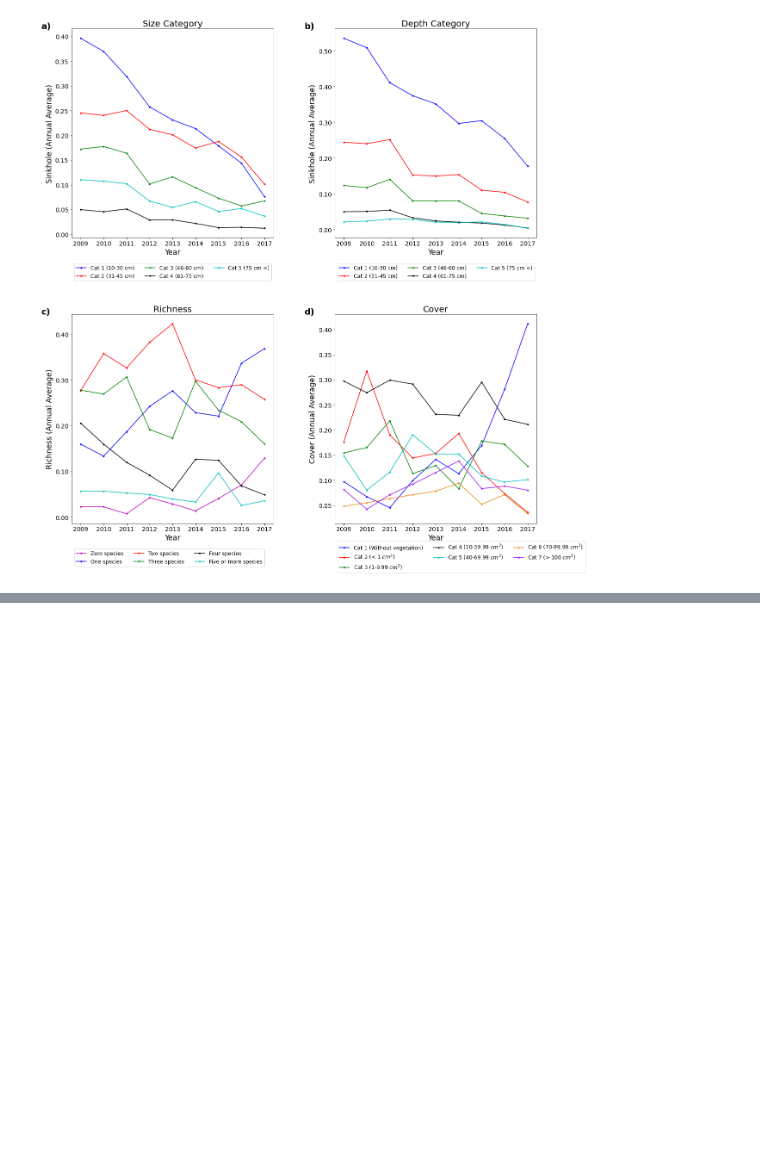
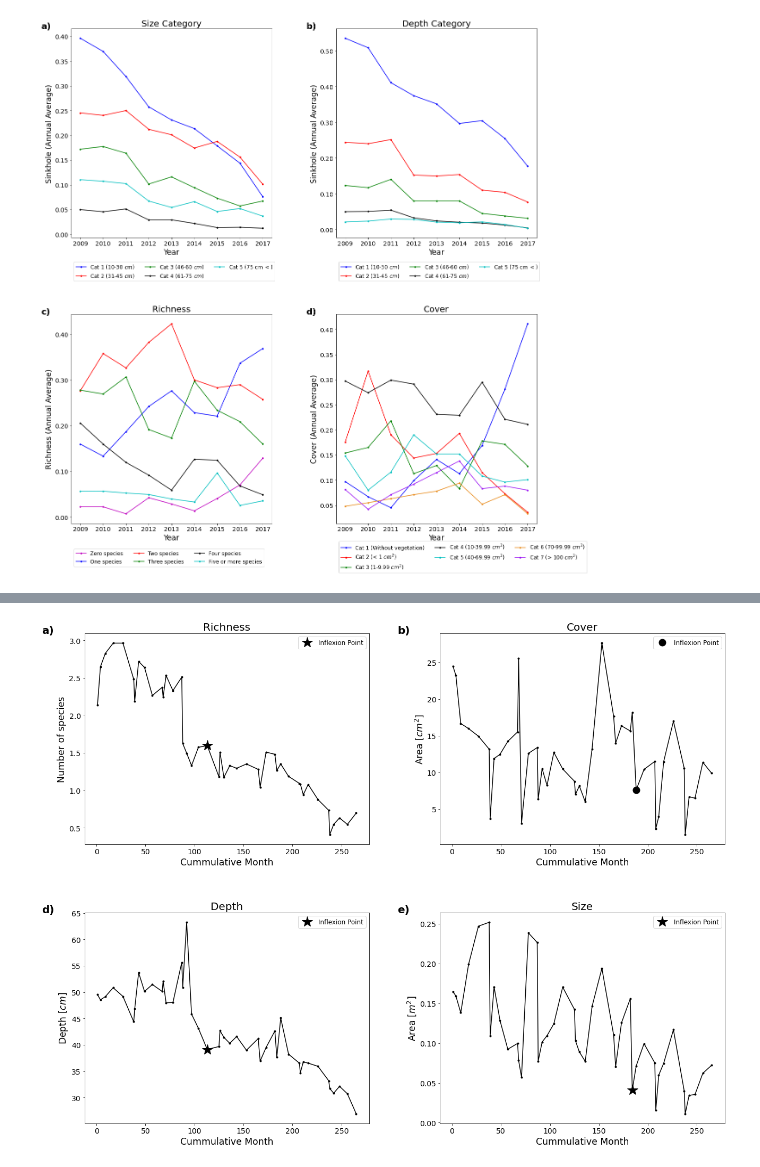
Before and after one commit to luisagranados/sinkholes, a Jupyter notebook: sinkholes_plots.ipynb, the cells around one changed output, grey strips where cells are left out. Drawn from its saved outputs; the diff is of its cells as text; code cells hidden in the pictures; blank space fills up the shorter version.

Commit message:
change plots

```diff
--- a/sinkholes_plots.ipynb
+++ b/sinkholes_plots.ipynb
@@ -318,11 +339,10 @@ df_trend_elip.columns
 plt.rcParams['figure.figsize'] = [18, 14]
 
 
-ax1 = plt.subplot2grid((2,6), (0,0), colspan=2)
-ax2 = plt.subplot2grid((2,6), (0,2), colspan=2)
-ax3 = plt.subplot2grid((2,6), (0,4), colspan=2)
-ax4 = plt.subplot2grid((2,6), (1,1), colspan=2)
-ax5 = plt.subplot2grid((2,6), (1,3), colspan=2)
+ax1 = plt.subplot2grid((2,2), (0,0))
+ax2 = plt.subplot2grid((2,2), (0,1))
+ax3 = plt.subplot2grid((2,2), (1,0))
+ax4 = plt.subplot2grid((2,2), (1,1))
 
 ax1.plot(df['Cummulative Month'], df["Richness"], color='k', marker='.')
 ax1.plot(df.iloc[19]['Cummulative Month'],df.iloc[19]["Richness"], 'k*', markersize=20, linewidth=3, label="Inflexion Point")
@@ -342,57 +362,55 @@ ax2.plot(df.iloc[31]['Cummulative Month'],df.iloc[31]["Coverage"], 'ko', markers
 
 ax2.text(-0.15, 1, "b)", fontweight="bold", transform=ax2.transAxes, size=20)
 ax2.set_title('Cover', fontsize=20)
 
 ax2.set_xlabel('Cummulative Month', fontsize='xx-large')
 ax2.set_ylabel(r'Area [$cm^2$]', fontsize='xx-large')
 
 ax2.tick_params(axis="x", labelsize=14)
 ax2.tick_params(axis="y", labelsize=14)
 ax2.legend(fontsize='large')
 
-ax3.plot(df['Cummulative Month'], df["Surface"], color='k', marker='.')
-ax3.plot(df.iloc[28]['Cummulative Month'],df.iloc[28]["Surface"], 'k*', markersize=20, linewidth=3, label="Inflexion Point")
+# ax3.plot(df['Cummulative Month'], df["Surface"], color='k', marker='.')
+# ax3.plot(df.iloc[28]['Cummulative Month'],df.iloc[28]["Surface"], 'k*', markersize=20, linewidth=3, label="Inflexion Point")
 
-ax3.text(-0.15, 1, "c)", fontweight="bold", transform=ax3.transAxes, size=20)
-ax3.set_title('Surface', fontsize=20)
+# ax3.text(-0.15, 1, "c)", fontweight="bold", transform=ax3.transAxes, size=20)
+# ax3.set_title('Surface', fontsize=20)
+
+# ax3.set_xlabel('Cummulative Month', fontsize='xx-large')
+# ax3.set_ylabel(r'Area [$cm^2$]', fontsize='xx-large')
+
+# ax3.tick_params(axis="x", labelsize=14)
+# ax3.tick_params(axis="y", labelsize=14)
+# ax3.legend(fontsize='large')
+
+ax3.plot(df_trend_depth['accmonth'], df_trend_depth["depth.avg"], color='k', marker='.')
+ax3.plot(df_trend_depth.iloc[19]['accmonth'],df_trend_depth.iloc[19]["depth.avg"], 'k*', markersize=20, linewidth=3, label="Inflexion Point")
+
+ax3.text(-0.15, 1, "d)", fontweight="bold", transform=ax3.transAxes, size=20)
+ax3.set_title('Depth', fontsize=20)
 
 ax3.set_xlabel('Cummulative Month', fontsize='xx-large')
-ax3.set_ylabel(r'Area [$cm^2$]', fontsize='xx-large')
+ax3.set_ylabel('Depth [$cm$]', fontsize='xx-large')
 
 ax3.tick_params(axis="x", labelsize=14)
 ax3.tick_params(axis="y", labelsize=14)
 ax3.legend(fontsize='large')
 
-ax4.plot(df_trend_depth['accmonth'], df_trend_depth["depth.avg"], color='k', marker='.', linestyle='dotted')
-ax4.plot(df_trend_depth.iloc[19]['accmonth'],df_trend_depth.iloc[19]["depth.avg"], 'k*', markersize=20, linewidth=3, label="Inflexion Point")
-ax4.plot(df_trend_depth['accmonth'], df_trend_depth["depth.SE"], color='k', marker='.', linestyle='dashdot')
-ax4.plot(df_trend_depth.iloc[19]['accmonth'],df_trend_depth.iloc[19]["depth.SE"], 'k*', markersize=20, linewidth=3)
+ax4.plot(df_trend_elip['accmonth'], df_trend_elip["depth.avg"], color='k', marker='.')
+ax4.plot(df_trend_elip.iloc[30]['accmonth'],df_trend_elip.iloc[30]["depth.avg"], 'k*', markersize=20, linewidth=3, label="Inflexion Point")
 
-ax4.text(-0.15, 1, "d)", fontweight="bold", transform=ax4.transAxes, size=20)
-ax4.set_title('Depth', fontsize=20)
+ax4.text(-0.15, 1, "e)", fontweight="bold", transform=ax4.transAxes, size=20)
+ax4.set_title('Size', fontsize=20)
 
 ax4.set_xlabel('Cummulative Month', fontsize='xx-large')
-ax4.set_ylabel('Depth [$cm$]', fontsize='xx-large')
+ax4.set_ylabel('Area [$m^2$]', fontsize='xx-large')
 
 ax4.tick_params(axis="x", labelsize=14)
 ax4.tick_params(axis="y", labelsize=14)
 ax4.legend(fontsize='large')
 
-ax5.plot(df_trend_elip['accmonth'], df_trend_elip["depth.avg"], color='k', marker='.', linestyle='dotted')
-ax5.plot(df_trend_elip.iloc[30]['accmonth'],df_trend_elip.iloc[30]["depth.avg"], 'k*', markersize=20, linewidth=3, label="Inflexion Point")
-ax5.plot(df_trend_elip['accmonth'], df_trend_elip["depth.SE"], color='k', marker='.', linestyle='dashdot')
-ax5.plot(df_trend_elip.iloc[30]['accmonth'],df_trend_elip.iloc[30]["depth.SE"], 'k*', markersize=20, linewidth=3)
-
-ax5.text(-0.15, 1, "e)", fontweight="bold", transform=ax5.transAxes, size=20)
-ax5.set_title('Size', fontsize=20)
-
-ax5.set_xlabel('Cummulative Month', fontsize='xx-large')
-ax5.set_ylabel('Area [$m^2$]', fontsize='xx-large')
-
-ax5.tick_params(axis="x", labelsize=14)
-ax5.tick_params(axis="y", labelsize=14)
-ax5.legend(fontsize='large')
-
 plt.tight_layout(h_pad=6.5, w_pad=6.5)
 plt.savefig("trend_analysis.png")
 plt.show()
+# %% [output]
+[figure, added]
```
Also changed, not shown: parts of 2 cells of this notebook, 17 other files.
